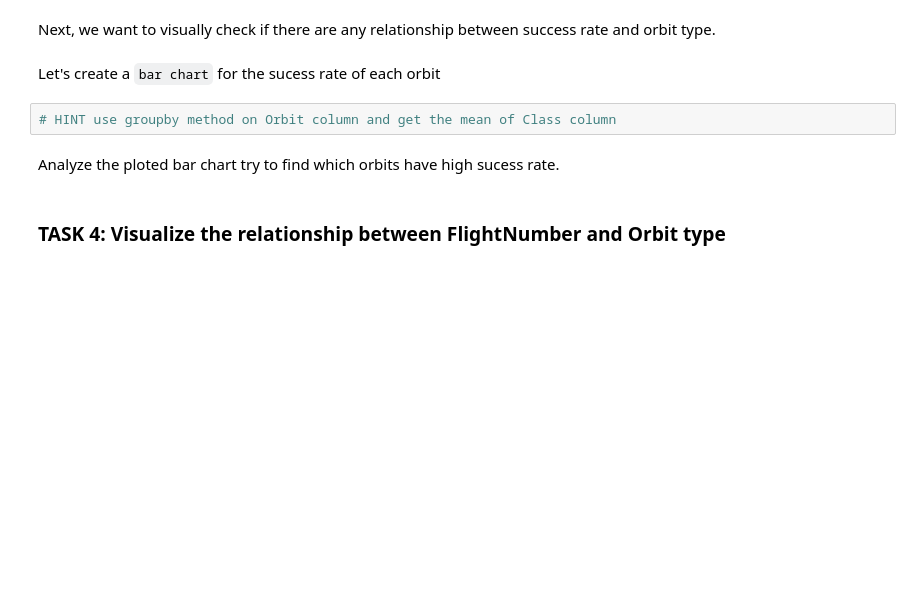
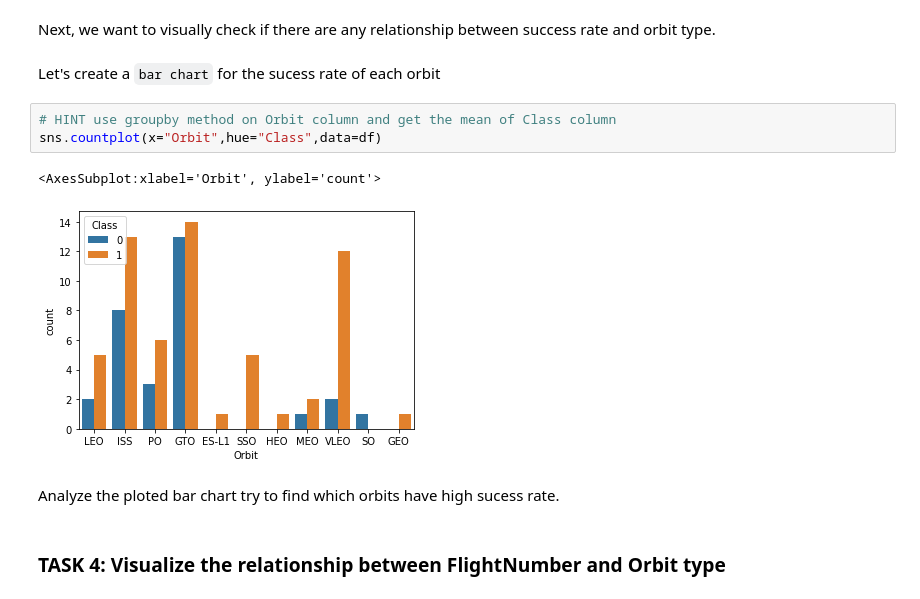
Before and after one commit to kaimind/IBM-applied-data-science-capstone, a Jupyter notebook: w2-2-jupyter-labs-eda-dataviz.ipynb, the cells around one changed output. Cells and saved outputs as stored; diff of their text form; blank space fills up the shorter version.

```diff
--- a/w2-2-jupyter-labs-eda-dataviz.ipynb
+++ b/w2-2-jupyter-labs-eda-dataviz.ipynb
@@ -93,6 +119,10 @@ Next, we want to visually check if there are any relationship between success ra
 Let's create a `bar chart` for the sucess rate of each orbit
 # %%
 # HINT use groupby method on Orbit column and get the mean of Class column
+sns.countplot(x="Orbit",hue="Class",data=df)
+# %% [output]
+<AxesSubplot:xlabel='Orbit', ylabel='count'>
+[figure, added]
 # %% [markdown]
 Analyze the ploted bar chart try to find which orbits have high sucess rate.
 # %% [markdown]
```
Also changed, not shown: parts of 11 cells of this notebook.
